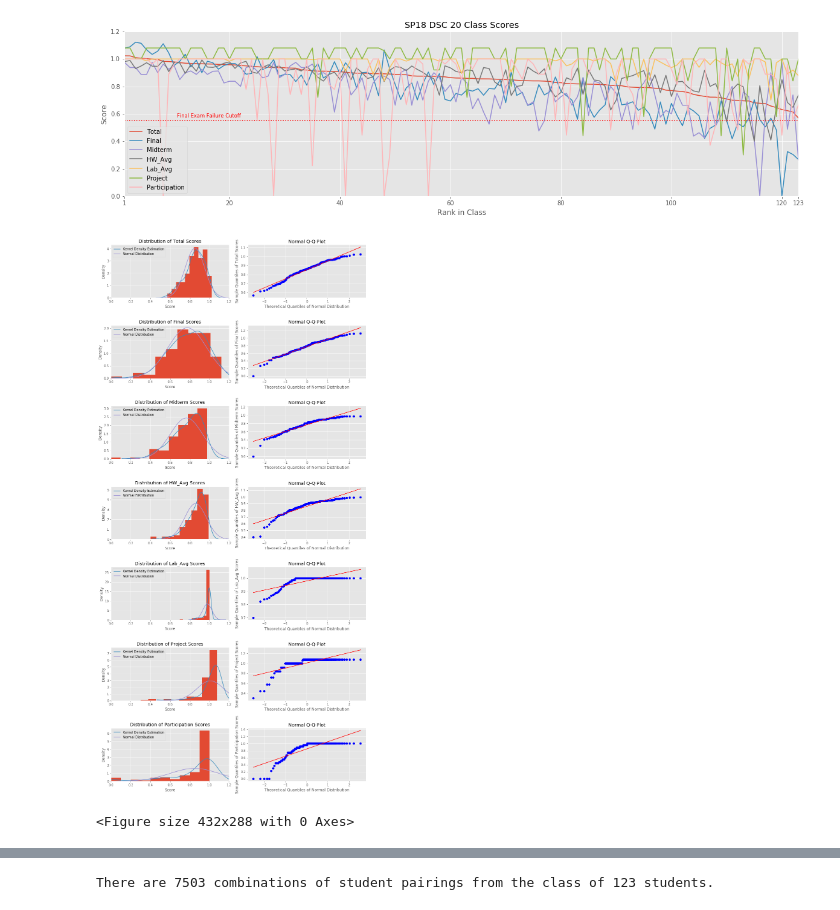
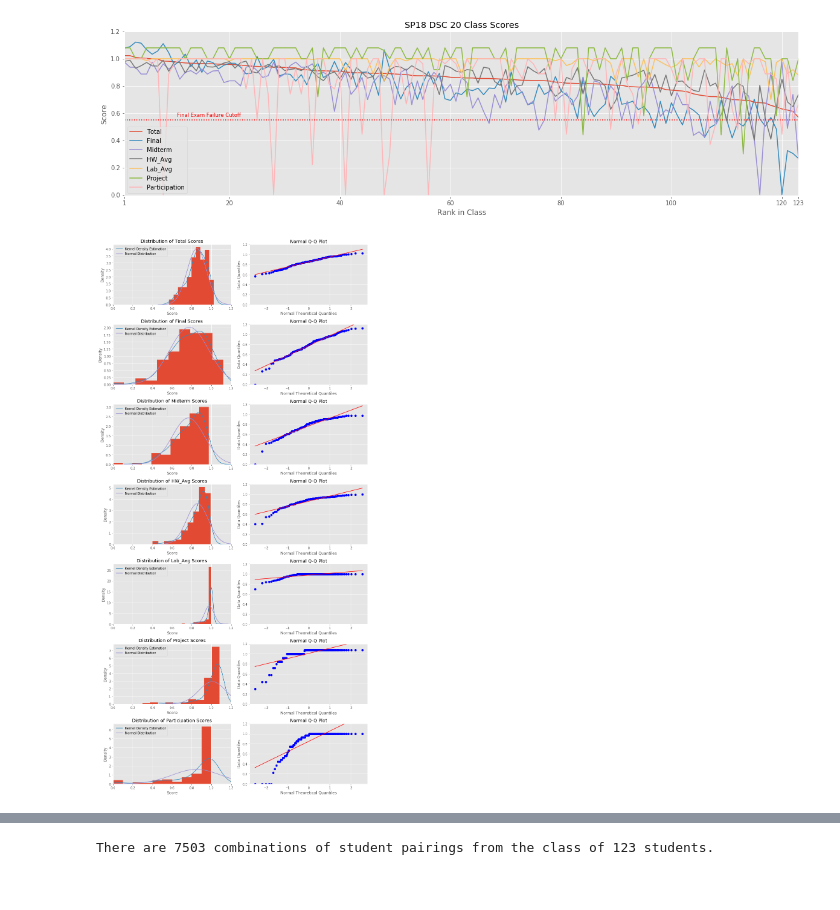
Before and after one commit to dleestat/grades, a Jupyter notebook: Grades.ipynb, the cells around one changed output, grey strips where cells are left out. Saved outputs shown, nothing was run; the diff lists cells and outputs as text; code cells hidden in the pictures.

```diff
--- a/Grades.ipynb
+++ b/Grades.ipynb
@@ -120,39 +122,35 @@ plt.xticks(list(range(20,n,20)) + [1,n]);
 # %%
 # confidentiality
 # %%
-criteria = 'Total', 'Final', 'Midterm', 'HW_Avg', 'Lab_Avg', 'Project', 'Participation'
+criteria = 'Total','Final','Midterm','HW_Avg','Lab_Avg','Project','Participation'
 nrows = len(criteria)
 
 plt.figure(figsize=(12,3.5*nrows))
 
 for i, criterion in enumerate(criteria, 1):
     data = df[criterion]
     mean, sd = np.mean(data), np.std(data)
 
     # Histogram
     plt.subplot(nrows, 2, 2*i-1)
     data.hist(density=True)
     x = np.linspace(mean - 4*sd, mean + 4*sd, 1000)
     plt.plot(x, stats.gaussian_kde(data)(x), label='Kernel Density Estimation')
     plt.plot(x, stats.norm.pdf(x, loc=mean, scale=sd), label='Normal Distribution')
     plt.title('Distribution of {} Scores'.format(criterion))
     plt.xlabel('Score')
     plt.ylabel('Density')
     plt.xlim(0, 1.2)
     plt.legend(loc='upper left')
 
     # Q-Q Plot
     plt.subplot(nrows, 2, 2*i)
     stats.probplot(data, plot=plt)
     plt.title('Normal Q-Q Plot')
-    plt.xlabel('Theoretical Quantiles of Normal Distribution')
-    plt.ylabel('Sample Quantiles of {} Scores'.format(criterion))
+    plt.xlabel('Normal Theoretical Quantiles')
+    plt.ylabel('Data Quantiles')
+    plt.ylim([0,1.2])
 
 plt.tight_layout()
-#make font smaller
 # %% [output]
-[figure, old version]
+[figure, new version]
-# %%
-fig = plt.figure()
-# %% [output]
-<Figure size 432x288 with 0 Axes>
```
Also changed, not shown: parts of 13 cells of this notebook.
